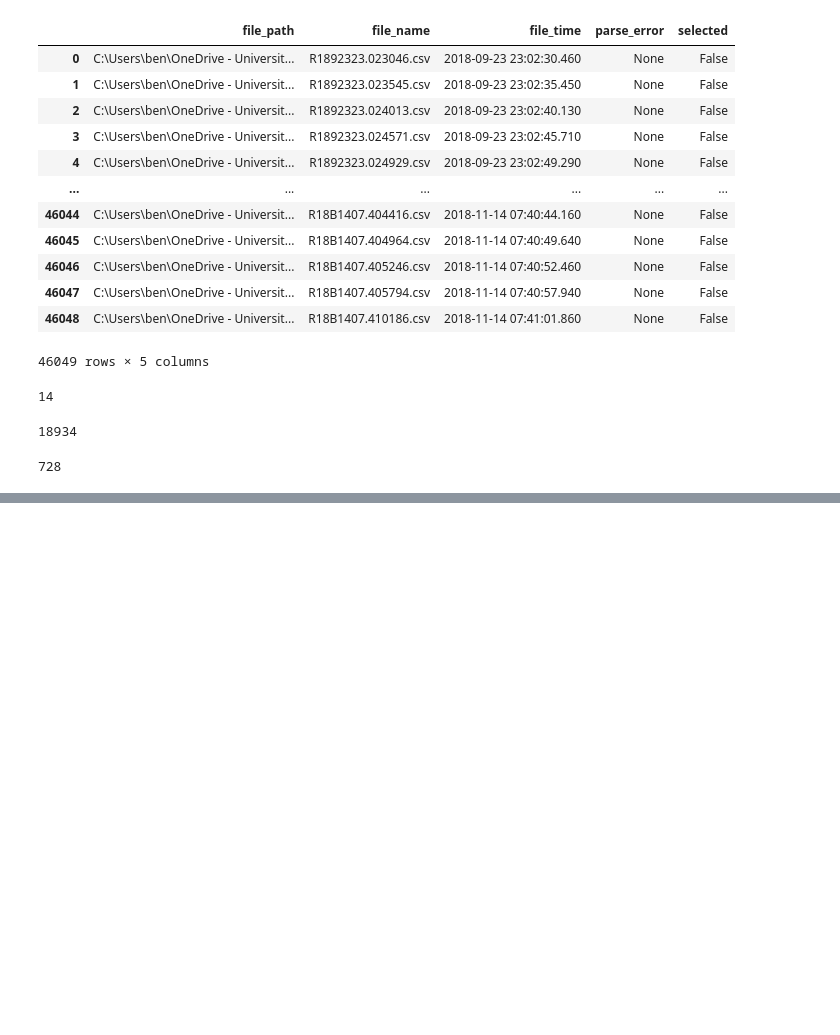
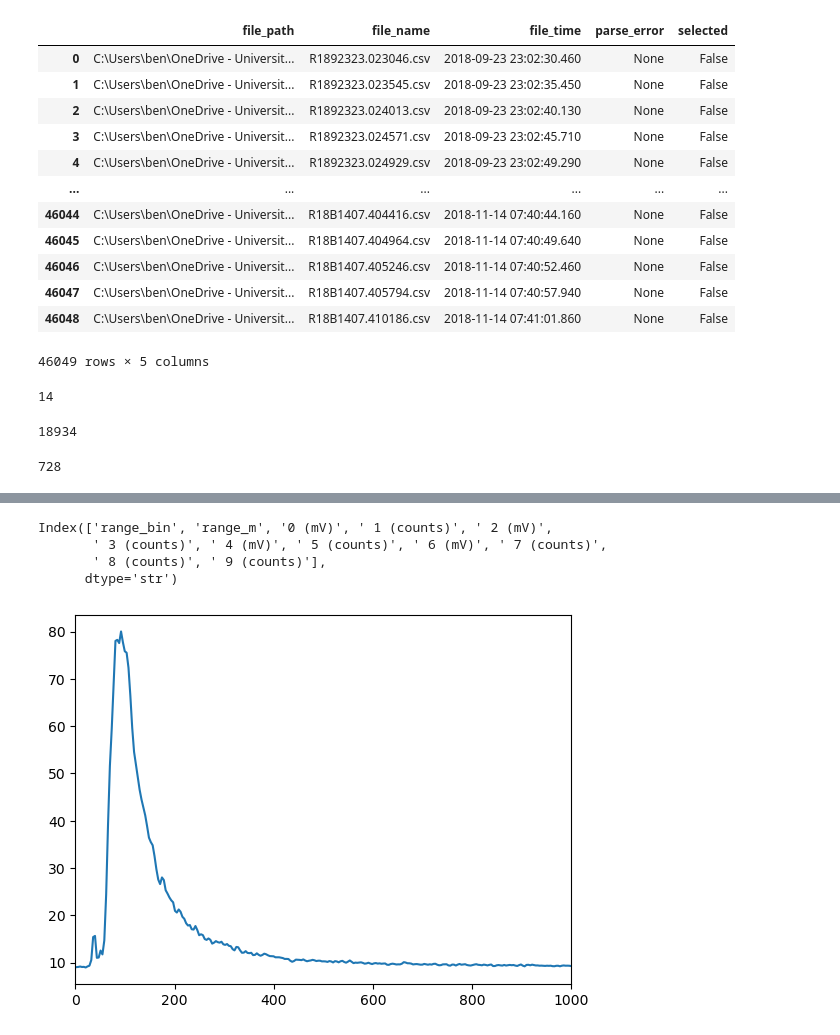
Before and after one commit to marositesUSC/dissertation, a Jupyter notebook: notebooks/lidar_signal_processing/01_read_and_parse_files.ipynb, the cells around one changed output, grey strips where cells are left out. Drawn from its saved outputs; the diff is of its cells as text; code cells hidden in the pictures; blank space fills up the shorter version.

```diff
--- a/notebooks/lidar_signal_processing/01_read_and_parse_files.ipynb
+++ b/notebooks/lidar_signal_processing/01_read_and_parse_files.ipynb
@@ -96,0 +99,5 @@ usc_files
+# %%
+uiuc_sample = uiuc_files[10]
+print(uiuc_sample)
+usc_sample = usc_files[0]
+print(usc_sample)
@@ -96,0 +109,3 @@ usc_files
+# %%
+# meta, profile = read_lidar_file(usc_sample, 'USC', 6)
+meta, profile = read_lidar_file(uiuc_sample, 'UIUC', 14)
@@ -96,0 +128,13 @@ usc_files
+# %%
+profile.columns
+# %% [output]
+Index(['range_bin', 'range_m', '0 (mV)', ' 1 (counts)', ' 2 (mV)',
+       ' 3 (counts)', ' 4 (mV)', ' 5 (counts)', ' 6 (mV)', ' 7 (counts)',
+       ' 8 (counts)', ' 9 (counts)'],
+      dtype='str')
+# %%
+plt.plot(profile['range_m'], profile['0 (mV)'])
+plt.xlim(0,1000)
+plt.show()
+# %% [output]
+[figure, added]
```
Also changed, not shown: parts of 7 cells of this notebook, 2 other files.
